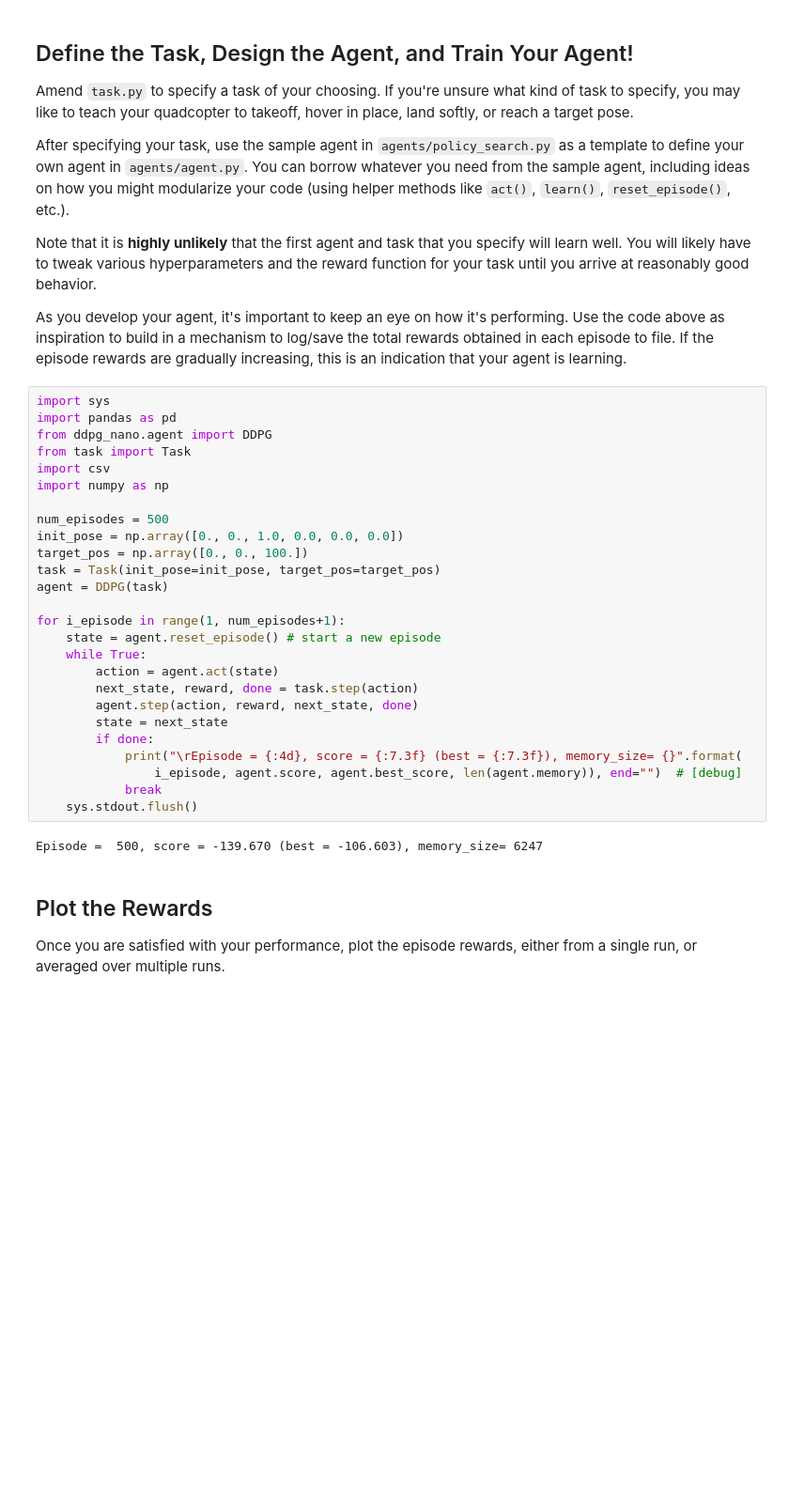
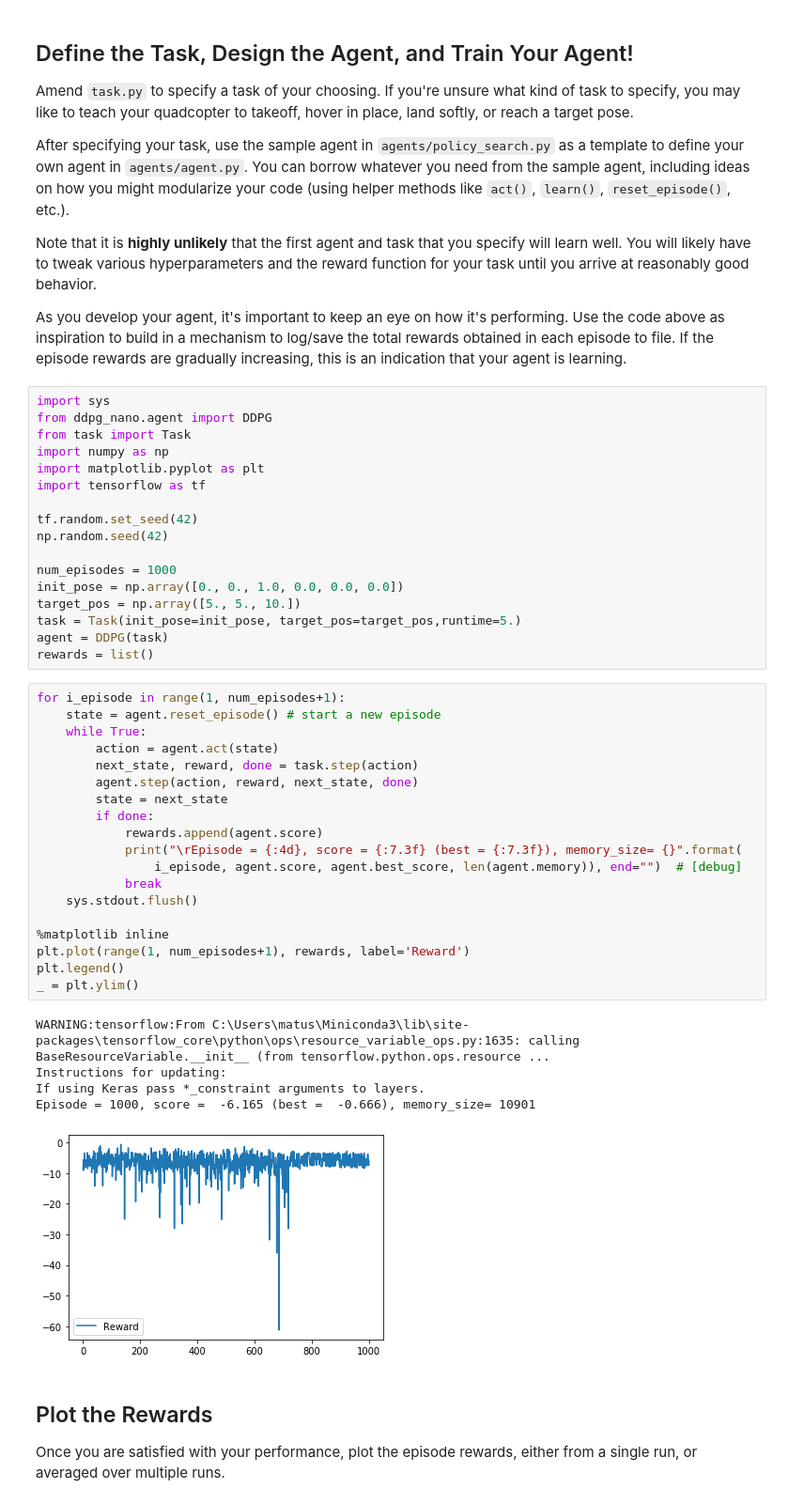
Before and after one commit to Loucher/RL-Quadcopter-2, a Jupyter notebook: Quadcopter_Project.ipynb, the cells around one changed output. Shown: that part at 94% size. Cells and saved outputs as stored; diff of their text form; blank space fills up the shorter version.

```diff
--- a/Quadcopter_Project.ipynb
+++ b/Quadcopter_Project.ipynb
@@ -215,34 +215,48 @@ After specifying your task, use the sample agent in `agents/policy_search.py` as
 Note that it is **highly unlikely** that the first agent and task that you specify will learn well.  You will likely have to tweak various hyperparameters and the reward function for your task until you arrive at reasonably good behavior.
 
 As you develop your agent, it's important to keep an eye on how it's performing. Use the code above as inspiration to build in a mechanism to log/save the total rewards obtained in each episode to file.  If the episode rewards are gradually increasing, this is an indication that your agent is learning.
+# %%
+import sys
+from ddpg_nano.agent import DDPG
+from task import Task
+import numpy as np
+import matplotlib.pyplot as plt
+import tensorflow as tf
+
+tf.random.set_seed(42)
+np.random.seed(42)
+
+num_episodes = 1000
+init_pose = np.array([0., 0., 1.0, 0.0, 0.0, 0.0])
+target_pos = np.array([5., 5., 10.])
+task = Task(init_pose=init_pose, target_pos=target_pos,runtime=5.)
+agent = DDPG(task)
+rewards = list()
 # %%
-import sys
-import pandas as pd
-from ddpg_nano.agent import DDPG
-from task import Task
-import csv
-import numpy as np
-
-num_episodes = 500
-init_pose = np.array([0., 0., 1.0, 0.0, 0.0, 0.0])
-target_pos = np.array([0., 0., 100.])
-task = Task(init_pose=init_pose, target_pos=target_pos)
-agent = DDPG(task)
-
 for i_episode in range(1, num_episodes+1):
     state = agent.reset_episode() # start a new episode
     while True:
         action = agent.act(state)
         next_state, reward, done = task.step(action)
         agent.step(action, reward, next_state, done)
         state = next_state
         if done:
+            rewards.append(agent.score)
             print("\rEpisode = {:4d}, score = {:7.3f} (best = {:7.3f}), memory_size= {}".format(
                 i_episode, agent.score, agent.best_score, len(agent.memory)), end="")  # [debug]
             break
     sys.stdout.flush()
+
+%matplotlib inline
+plt.plot(range(1, num_episodes+1), rewards, label='Reward')
+plt.legend()
+_ = plt.ylim()
 # %% [output]
-Episode =  500, score = -139.670 (best = -106.603), memory_size= 6247
+WARNING:tensorflow:From C:\Users\matus\Miniconda3\lib\site-packages\tensorflow_core\python\ops\resource_variable_ops.py:1635: calling BaseResourceVariable.__init__ (from tensorflow.python.ops.resource ...
+Instructions for updating:
+If using Keras pass *_constraint arguments to layers.
+Episode = 1000, score =  -6.165 (best =  -0.666), memory_size= 10901
+[figure, added]
 # %% [markdown]
 ## Plot the Rewards
 
```
Also changed, not shown: parts of 18 cells of this notebook, 9 other files.
